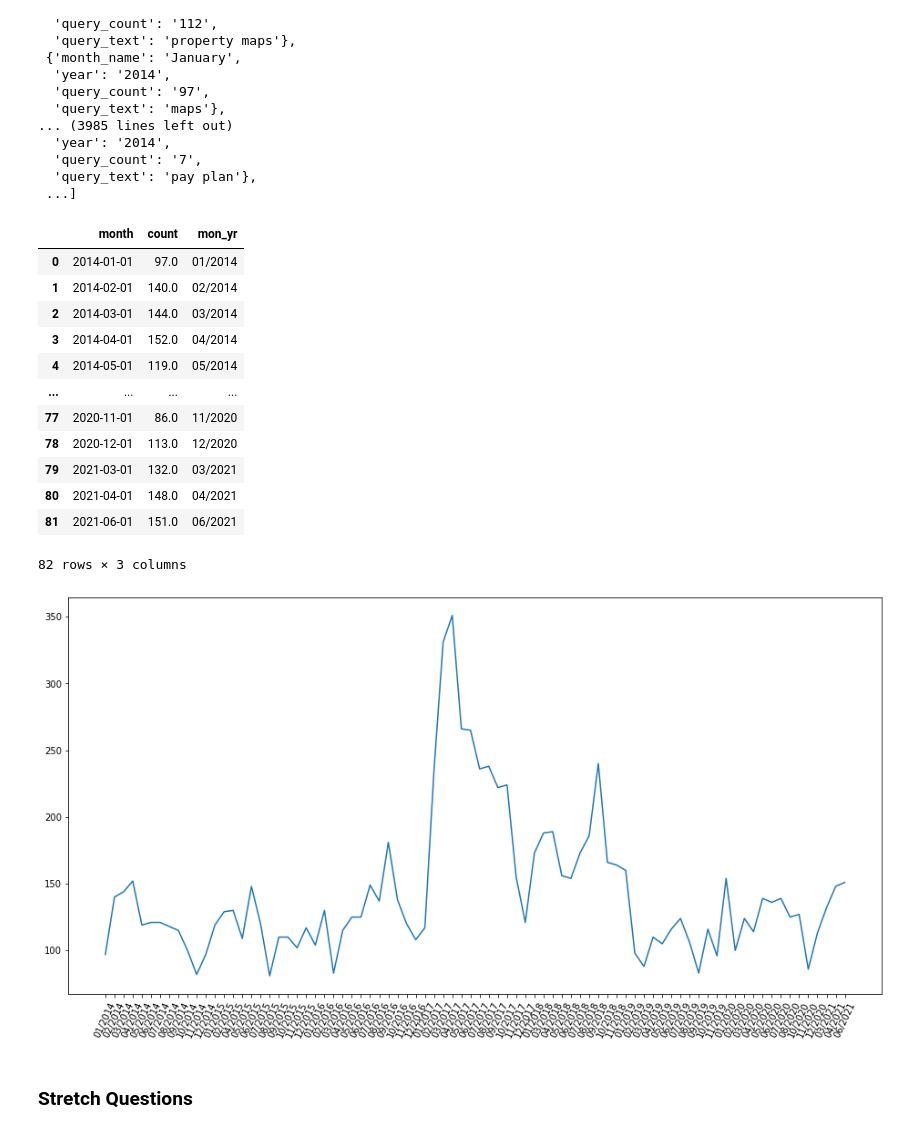
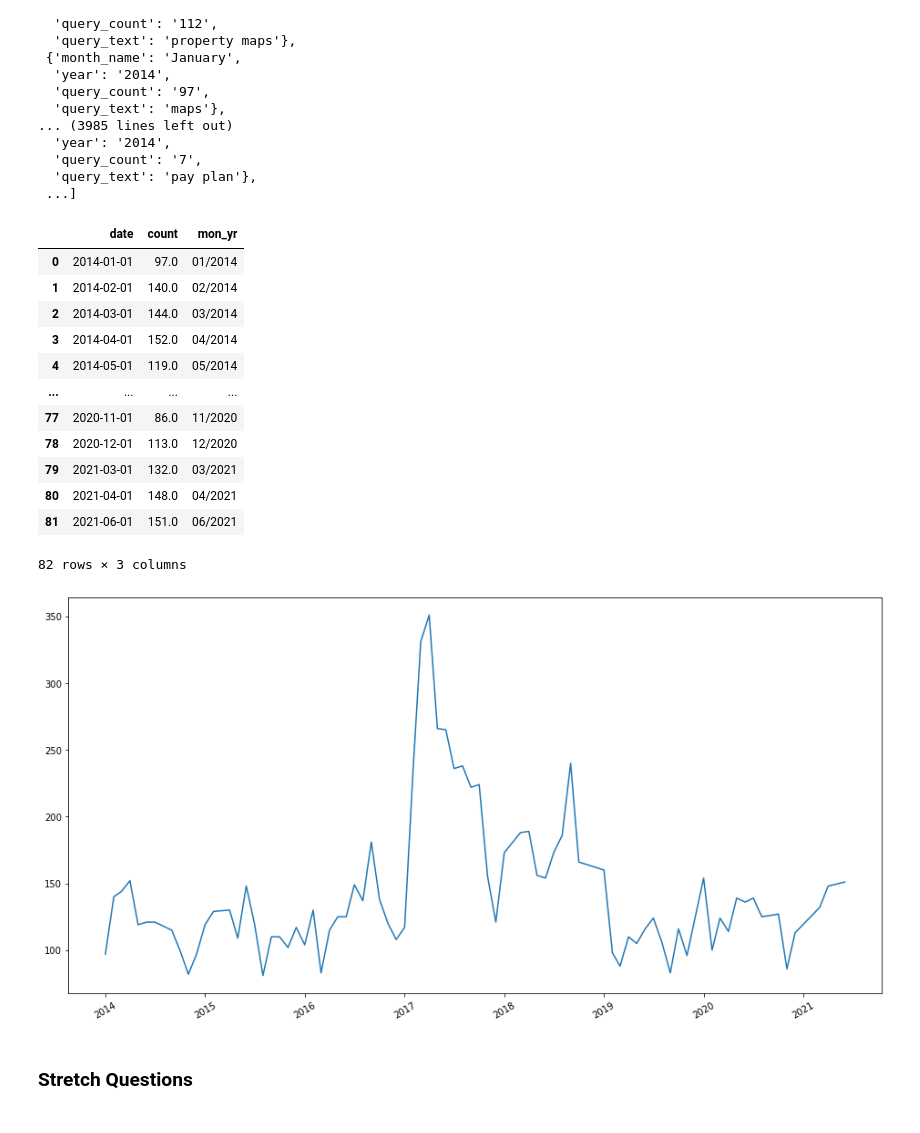
Before and after one commit to MWeissSharp/socrata-api-MWeissSharp, a Jupyter notebook: notebooks/mews_nash_gov_api_project.ipynb, the cells around one changed output. Saved outputs shown, nothing was run; the diff lists cells and outputs as text; code cells hidden in the pictures.

```diff
--- a/notebooks/mews_nash_gov_api_project.ipynb
+++ b/notebooks/mews_nash_gov_api_project.ipynb
@@ -120,7 +117,7 @@ There are 56 instances when the term 'codes' was searched more than 100 times in
 Make an API request that returns the entire Top 500 Monthly Searches dataset. Make a chart that shows the number of times "maps" was searched in a month across the entire time frame.
 # %%
 params3 = {
-    '$limit' : 43677
+    '$limit' : 100000
 }
 response3 = requests.get(endpoint, params=params3)
 response3
@@ -159,14 +156,14 @@ for line in full_res:
 # %%
 maps_df = pd.DataFrame.from_dict(maps_dict, orient='index')
 maps_df = maps_df.reset_index()
-maps_df.columns = ['month', 'count']
+maps_df.columns = ['date', 'count']
 maps_df['count'] = maps_df['count'].astype(float)
-maps_df['month'] = pd.to_datetime(maps_df['month'])
-maps_df['mon_yr'] = maps_df['month'].dt.strftime('%m/%Y')
-maps_df = maps_df.sort_values('month')
+maps_df['date'] = pd.to_datetime(maps_df['date'])
+maps_df['mon_yr'] = maps_df['date'].dt.strftime('%m/%Y')
+maps_df = maps_df.sort_values('date')
 maps_df
 # %% [output]
-|  | month | count | mon_yr |
+|  | date | count | mon_yr |
 | 0 | 2014-01-01 | 97.0 | 01/2014 |
 | 1 | 2014-02-01 | 140.0 | 02/2014 |
 | 2 | 2014-03-01 | 144.0 | 03/2014 |
@@ -181,10 +178,10 @@ maps_df
 82 rows × 3 columns
 # %%
 plt.figure(figsize=(16, 8))
-plt.plot('mon_yr', 'count', data = maps_df)
-plt.xticks(rotation = 65);
+plt.plot('date', 'count', data = maps_df)
+plt.xticks(rotation = 30);
 # %% [output]
-[figure, old version]
+[figure, new version]
 # %% [markdown]
 ### Stretch Questions
 # %% [markdown]
```
Also changed, not shown: parts of 39 cells of this notebook.
